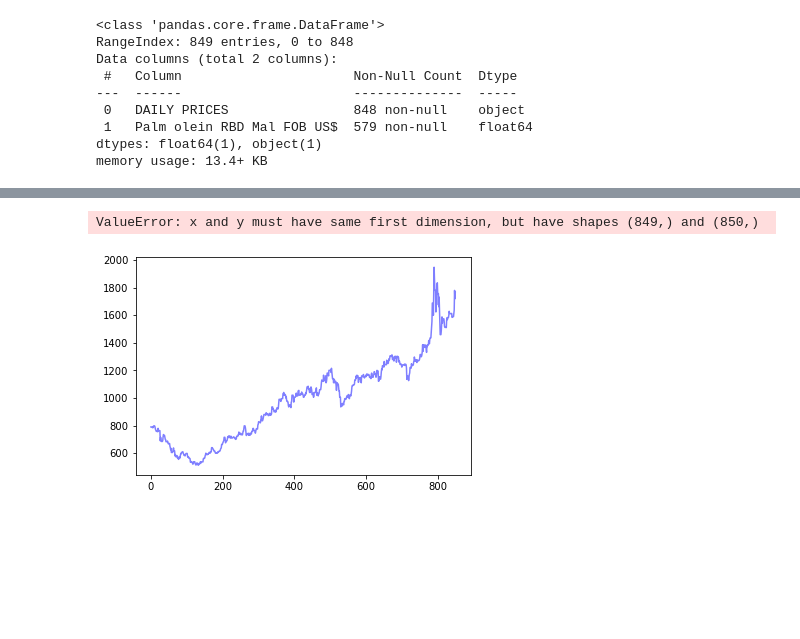
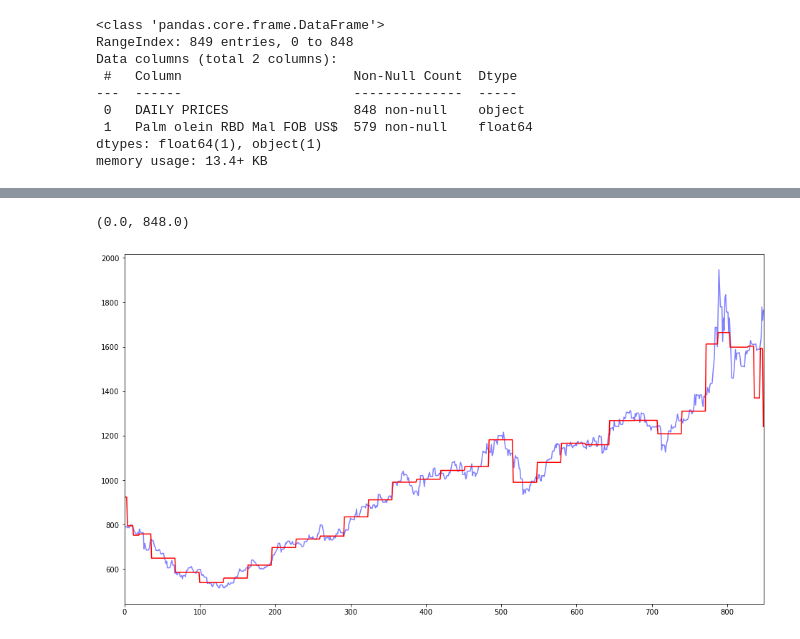
Before and after one commit to mkingopng/palm_olein, a Jupyter notebook: wk-palm_oil_eda.ipynb, the cells around one changed output, grey strips where cells are left out. Drawn from its saved outputs; the diff is of its cells as text; code cells hidden in the pictures; blank space fills up the shorter version.

Commit message:
add wavelet smoothing example

```diff
--- a/wk-palm_oil_eda.ipynb
+++ b/wk-palm_oil_eda.ipynb
@@ -85,35 +112,16 @@ fig.show()
 # %%
-# wavelet
-
-import pywt
-import numpy as np
-from statsmodels.robust import mad
-
-wavelet = pywt.Wavelet('bior1.5')
-prices = price['price'].values
-level = 5
-mode='periodic'
-coeffs = pywt.wavedec(prices, wavelet, mode=mode, level=5)
+x = np.arange(len(prices))
 # calculate a threshold
 sigma = mad(coeffs[-level])
 # changing this threshold also changes the behavior
 uthresh = sigma * np.sqrt(2 * np.log(len(prices)))
 coeffs[1:] = (pywt.threshold(i, value=uthresh, mode="soft") for i in coeffs[1:])
 # reconstruct the signal using the thresholded coefficients
 y = pywt.waverec(coeffs, wavelet, mode=mode)
+f, ax = plt.subplots(figsize=(16, 9))
+ax.plot(x, prices, color="b", alpha=0.5, label='raw signal')
+ax.plot(x, y[:len(x)], color="r", label='denoised signal')
+ax.set_xlim((0, np.max(x)))
+# %% [output]
+(0.0, 848.0)
+[figure, added]
-# %%
-from matplotlib import pyplot as plt
-ax = None
-sr = None
-if ax is None:
-    f, ax = plt.subplots()
-if sr is None:
-    x = np.arange(len(prices))
-else:
-    x = np.arange(0, len(prices) / sr, len(prices) / sr / len(prices))
-ax.plot(x, prices, color="b", alpha=0.5, label='raw signal')
-ax.plot(x, y, color="r", label='denoised signal')
-ax.set_xlim((0, np.max(x)))
-# %% [output]
-ValueError: x and y must have same first dimension, but have shapes (849,) and (850,)
-[figure, removed]
```
Also changed, not shown: parts of 4 cells of this notebook.
